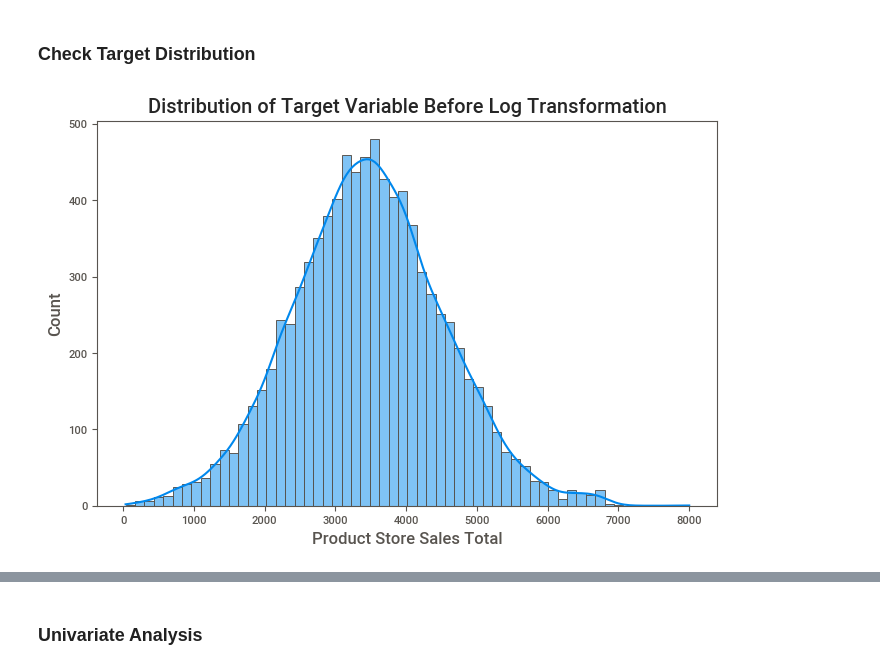
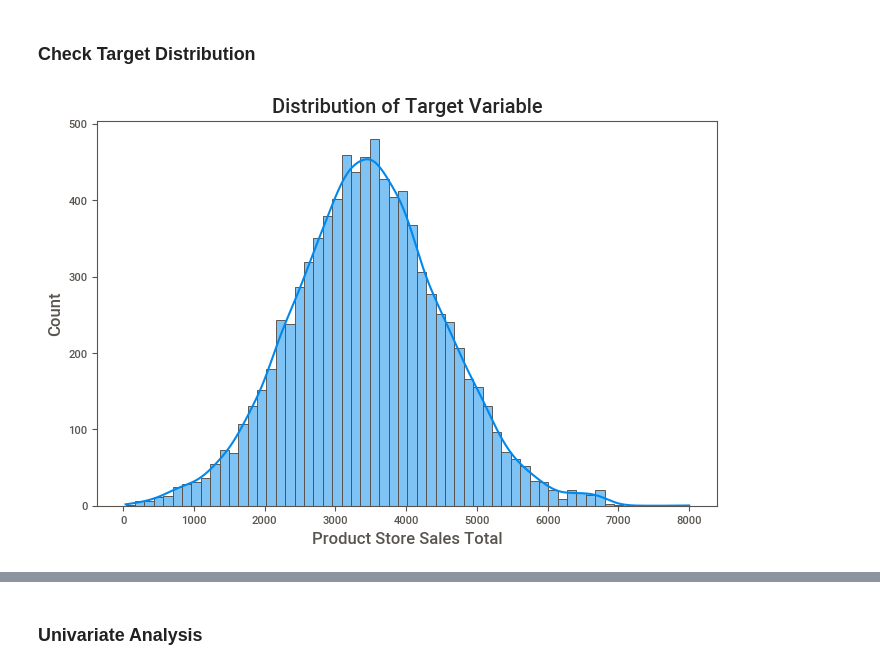
Before and after one commit to AnnieFiB/AIML-PGP, a Jupyter notebook: Model-Deployment/Full_Code_SuperKart_Model_Deployment.ipynb, the cells around one changed output, grey strips where cells are left out. Cells and saved outputs as stored; diff of their text form; code cells hidden in the pictures.

```diff
--- a/Model-Deployment/Full_Code_SuperKart_Model_Deployment.ipynb
+++ b/Model-Deployment/Full_Code_SuperKart_Model_Deployment.ipynb
@@ -425,18 +528,18 @@ def plot_sales_relationships_c(
 # %%
 target_col = "Product_Store_Sales_Total"
 
 plt.figure(figsize=(8, 5))
 
 sns.histplot(
     kart[target_col],
     kde=True
 )
 
-plt.title("Distribution of Target Variable Before Log Transformation")
+plt.title("Distribution of Target Variable")
 plt.xlabel("Product Store Sales Total")
 plt.show()
 # %% [output]
-[figure, old version]
+[figure, new version]
 # %% [markdown]
 **Target Variable Transformation Decision**
 
```
Also changed, not shown: parts of 86 cells of this notebook, 15 other files.
